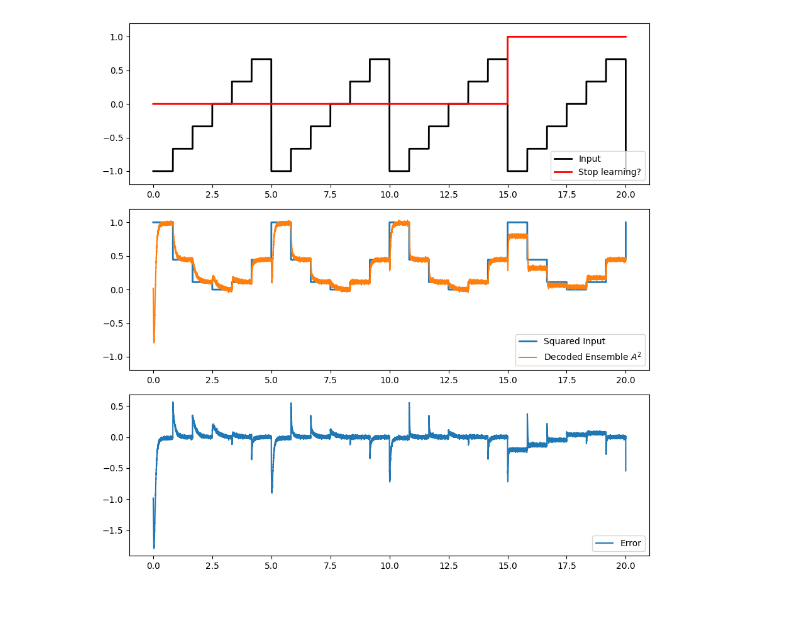
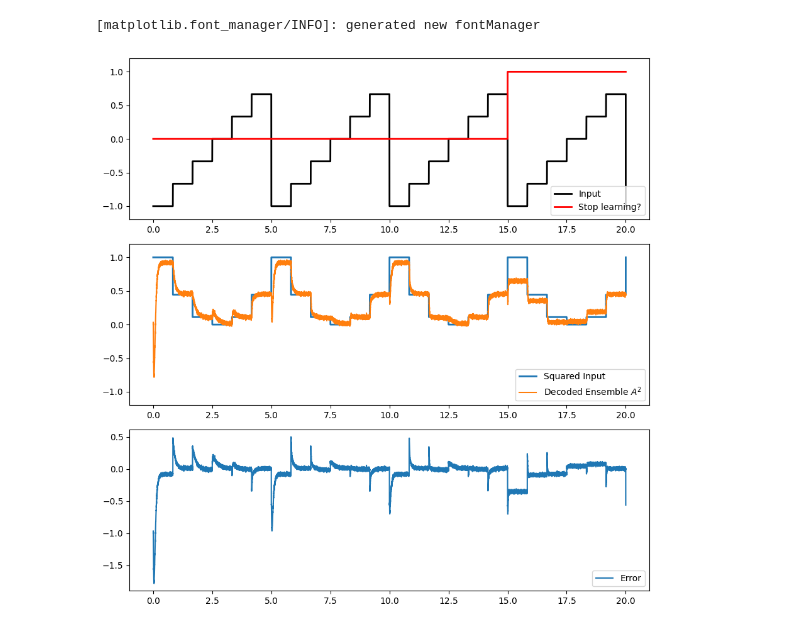
Before and after one commit to etabeta1/nengo-aie, a Jupyter notebook: playground.ipynb, the cells around one changed output. Drawn from its saved outputs; the diff is of its cells as text; code cells hidden in the pictures.

Commit message:
fix(KernelManager): fix KernelManager compilation process

```diff
--- a/playground.ipynb
+++ b/playground.ipynb
@@ -14,7 +14,7 @@ model = nengo.Network()
 dt = 1e-3
 
 with model:
-    A = nengo.Ensemble(20000, dimensions=1, neuron_type=nengo_aie.AIELif(20000, dt))
+    A = nengo.Ensemble(100, dimensions=1, neuron_type=nengo_aie.AIELif(100, dt))
     A_squared = nengo.Ensemble(100, dimensions=1)
     error = nengo.Ensemble(100, dimensions=1)
 
@@ -31,7 +31,8 @@ with model:
 with model:
     input_node = nengo.Node(output=lambda t: int(6 * t / 5) / 3.0 % 2 - 1)
 
-    nengo_aie.AIEConnection(input_node, A)
+    # nengo_aie.AIEConnection(input_node, A)
+    nengo.Connection(input_node, A)
 
     stop_learning = nengo.Node(output=lambda t: t >= 15)
 
@@ -56,7 +57,7 @@ with nengo_aie.AIESimulator(model, dt=dt) as sim:
 [interactive output not drawn]
 # %%
 import matplotlib
-matplotlib.pyplot.set_loglevel (level = 'warning')
+# matplotlib.pyplot.set_loglevel (level = 'warning')
 
 %matplotlib inline
 import matplotlib.pyplot as plt
@@ -66,34 +67,35 @@ plt.subplot(3, 1, 1)
 plt.plot(
     sim.trange(), sim.data[input_node_probe], label="Input", color="k", linewidth=2.0
 )
 plt.plot(
     sim.trange(),
     sim.data[learn_probe],
     label="Stop learning?",
     color="r",
     linewidth=2.0,
 )
 plt.legend(loc="lower right")
 plt.ylim(-1.2, 1.2)
 
 plt.subplot(3, 1, 2)
 plt.plot(
     sim.trange(), sim.data[input_node_probe] ** 2, label="Squared Input", linewidth=2.0
 )
 plt.plot(sim.trange(), sim.data[A_squared_probe], label="Decoded Ensemble $A^2$")
 plt.legend(loc="lower right")
 plt.ylim(-1.2, 1.2)
 
 plt.subplot(3, 1, 3)
 plt.plot(
     sim.trange(),
     sim.data[A_squared_probe] - sim.data[input_node_probe] ** 2,
     label="Error",
 )
 plt.legend(loc="lower right")
 plt.tight_layout()
 # %% [output]
+[matplotlib.font_manager/INFO]: generated new fontManager
-[figure, old version]
+[figure, new version]
 # %%
 import ml_dtypes
 np.asarray([2.4065964e-38], dtype=np.float32).view(np.uint8)
```
Also changed, not shown: parts of 2 cells of this notebook, 3 other files.
